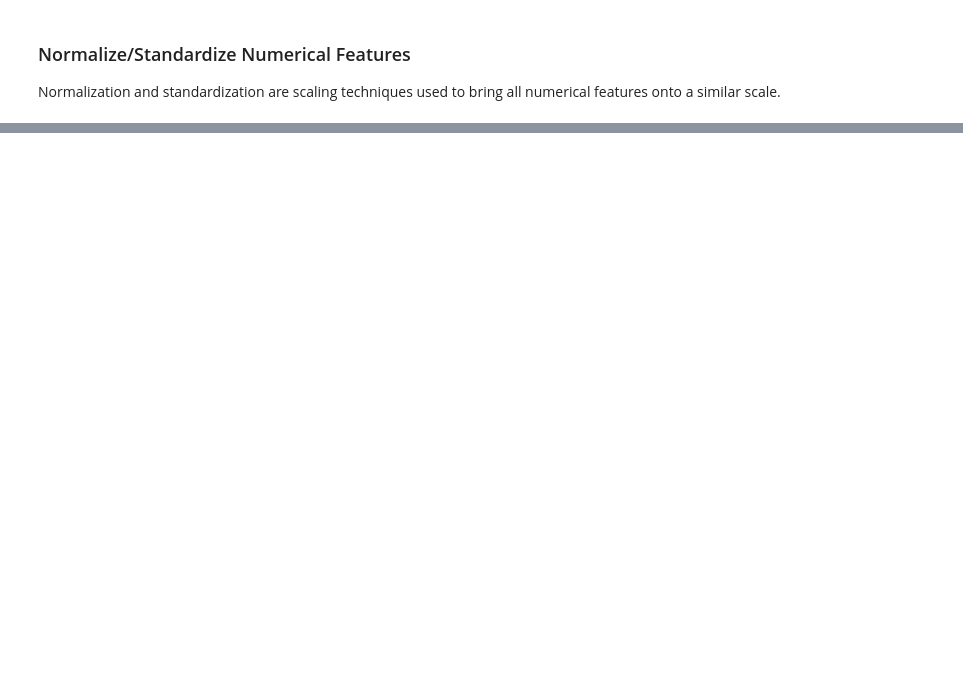
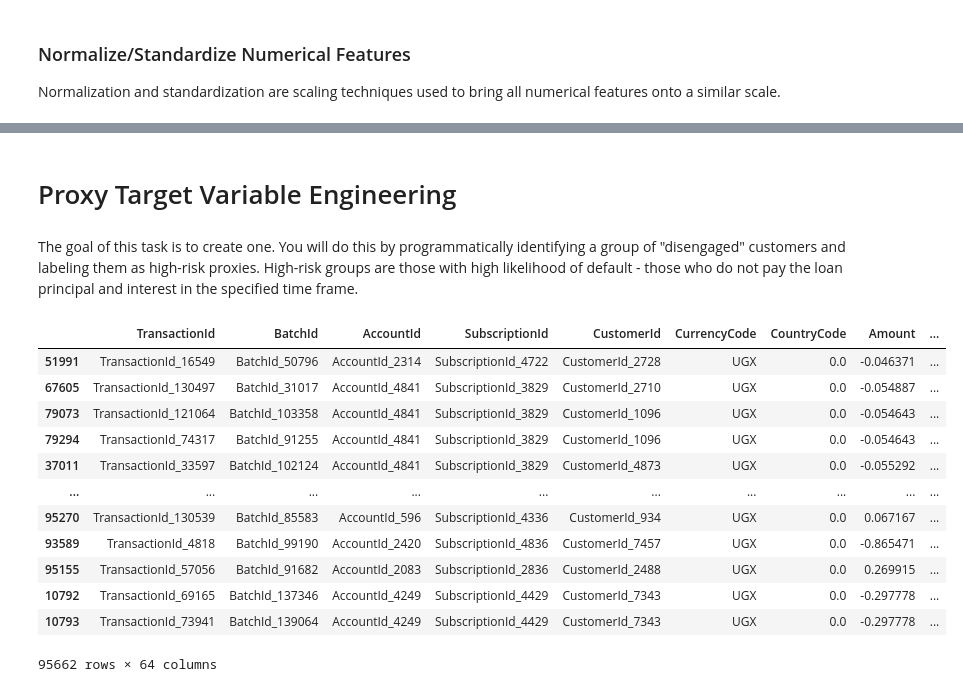
Before and after one commit to mubarek4566/credit-risk-model, a Jupyter notebook: notebooks/eda.ipynb, the cells around one changed output, grey strips where cells are left out. Drawn from its saved outputs; the diff is of its cells as text; code cells hidden in the pictures; blank space fills up the shorter version.

```diff
--- a/notebooks/eda.ipynb
+++ b/notebooks/eda.ipynb
@@ -362,0 +366,9 @@ df.head()
+# %% [markdown]
+# Proxy Target Variable Engineering
+# %% [markdown]
+The goal of this task is to create one. You will do this by programmatically identifying a group of "disengaged" customers and labeling them as high-risk proxies. High-risk groups are those with high likelihood of default - those who do not pay the loan principal and interest in the specified time frame.
+# %%
+rfm_score = CreditScoring(df)
+# %%
+# Calculate RFMS scores
+rfms_scores = rfm_score.calculate_rfm_metrics()
@@ -362,0 +377,16 @@ df.head()
+# %%
+rfms_scores.sort_values(by = 'No_Subscription', ascending=False)
+# %% [output]
+|  | TransactionId | BatchId | AccountId | SubscriptionId | CustomerId | CurrencyCode | CountryCode | Amount | ... |
+| 51991 | TransactionId_16549 | BatchId_50796 | AccountId_2314 | SubscriptionId_4722 | CustomerId_2728 | UGX | 0.0 | -0.046371 | ... |
+| 67605 | TransactionId_130497 | BatchId_31017 | AccountId_4841 | SubscriptionId_3829 | CustomerId_2710 | UGX | 0.0 | -0.054887 | ... |
+| 79073 | TransactionId_121064 | BatchId_103358 | AccountId_4841 | SubscriptionId_3829 | CustomerId_1096 | UGX | 0.0 | -0.054643 | ... |
+| 79294 | TransactionId_74317 | BatchId_91255 | AccountId_4841 | SubscriptionId_3829 | CustomerId_1096 | UGX | 0.0 | -0.054643 | ... |
+| 37011 | TransactionId_33597 | BatchId_102124 | AccountId_4841 | SubscriptionId_3829 | CustomerId_4873 | UGX | 0.0 | -0.055292 | ... |
+| ... | ... | ... | ... | ... | ... | ... | ... | ... | ... |
+| 95270 | TransactionId_130539 | BatchId_85583 | AccountId_596 | SubscriptionId_4336 | CustomerId_934 | UGX | 0.0 | 0.067167 | ... |
+| 93589 | TransactionId_4818 | BatchId_99190 | AccountId_2420 | SubscriptionId_4836 | CustomerId_7457 | UGX | 0.0 | -0.865471 | ... |
+| 95155 | TransactionId_57056 | BatchId_91682 | AccountId_2083 | SubscriptionId_2836 | CustomerId_2488 | UGX | 0.0 | 0.269915 | ... |
+| 10792 | TransactionId_69165 | BatchId_137346 | AccountId_4249 | SubscriptionId_4429 | CustomerId_7343 | UGX | 0.0 | -0.297778 | ... |
+| 10793 | TransactionId_73941 | BatchId_139064 | AccountId_4249 | SubscriptionId_4429 | CustomerId_7343 | UGX | 0.0 | -0.297778 | ... |
+95662 rows × 64 columns
```
Also changed, not shown: parts of 10 cells of this notebook, 1 other file.
